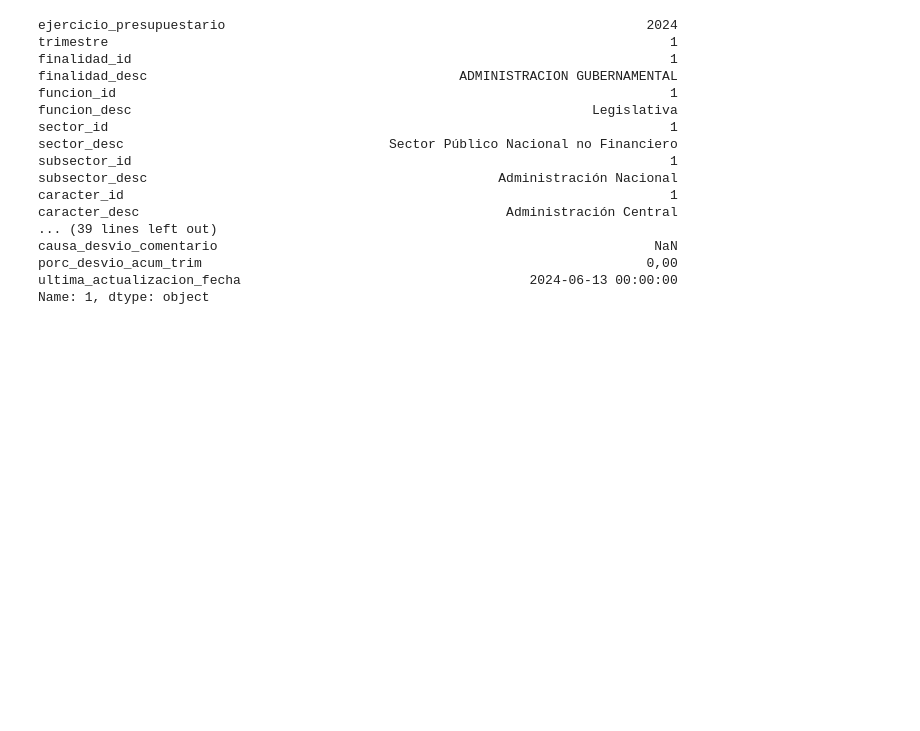
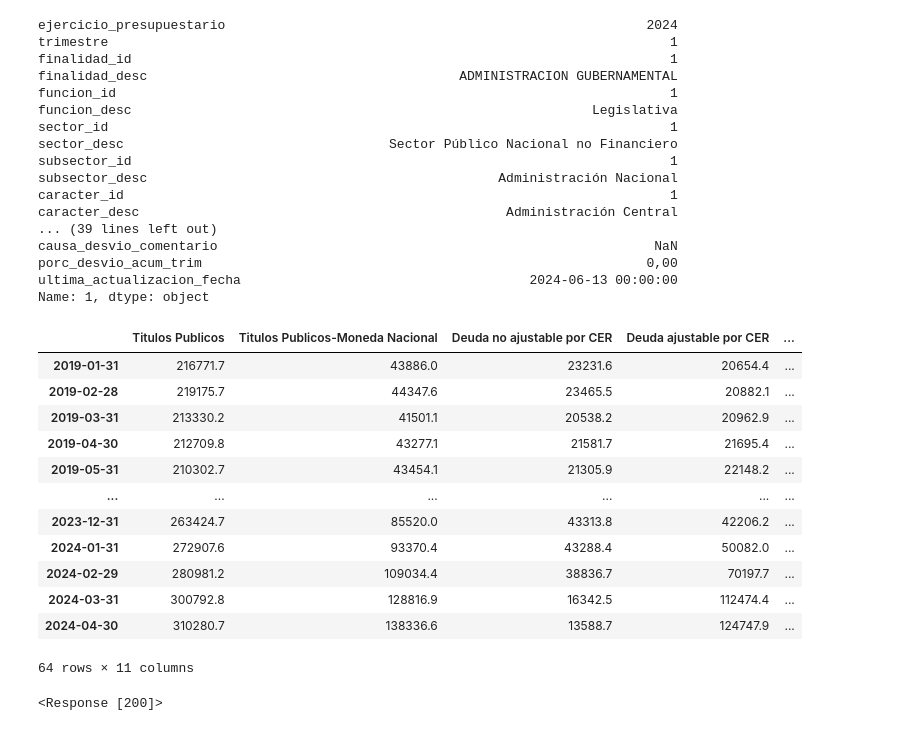
Before and after one commit to FedericoBohl/DatArg-2.0, a Jupyter notebook: __Test__.ipynb, the cells around one changed output. Drawn from its saved outputs; the diff is of its cells as text; code cells hidden in the pictures; blank space fills up the shorter version.

```diff
--- a/__Test__.ipynb
+++ b/__Test__.ipynb
@@ -692,3 +692,27 @@ if response.status_code == 200:
         file.write(response.text)
     df=pd.read_csv('recurso.csv')
 df.iloc[1]
+# %%
+
+df
+# %% [output]
+|  | Titulos Publicos | Titulos Publicos-Moneda Nacional | Deuda no ajustable por CER | Deuda ajustable por CER | ... |
+| 2019-01-31 | 216771.7 | 43886.0 | 23231.6 | 20654.4 | ... |
+| 2019-02-28 | 219175.7 | 44347.6 | 23465.5 | 20882.1 | ... |
+| 2019-03-31 | 213330.2 | 41501.1 | 20538.2 | 20962.9 | ... |
+| 2019-04-30 | 212709.8 | 43277.1 | 21581.7 | 21695.4 | ... |
+| 2019-05-31 | 210302.7 | 43454.1 | 21305.9 | 22148.2 | ... |
+| ... | ... | ... | ... | ... | ... |
+| 2023-12-31 | 263424.7 | 85520.0 | 43313.8 | 42206.2 | ... |
+| 2024-01-31 | 272907.6 | 93370.4 | 43288.4 | 50082.0 | ... |
+| 2024-02-29 | 280981.2 | 109034.4 | 38836.7 | 70197.7 | ... |
+| 2024-03-31 | 300792.8 | 128816.9 | 16342.5 | 112474.4 | ... |
+| 2024-04-30 | 310280.7 | 138336.6 | 13588.7 | 124747.9 | ... |
+64 rows × 11 columns
+# %%
+
+# Descargar el archivo
+response = requests.get(url)
+response
+# %% [output]
+<Response [200]>
```
Also changed, not shown: parts of 4 cells of this notebook, 1 other file.
